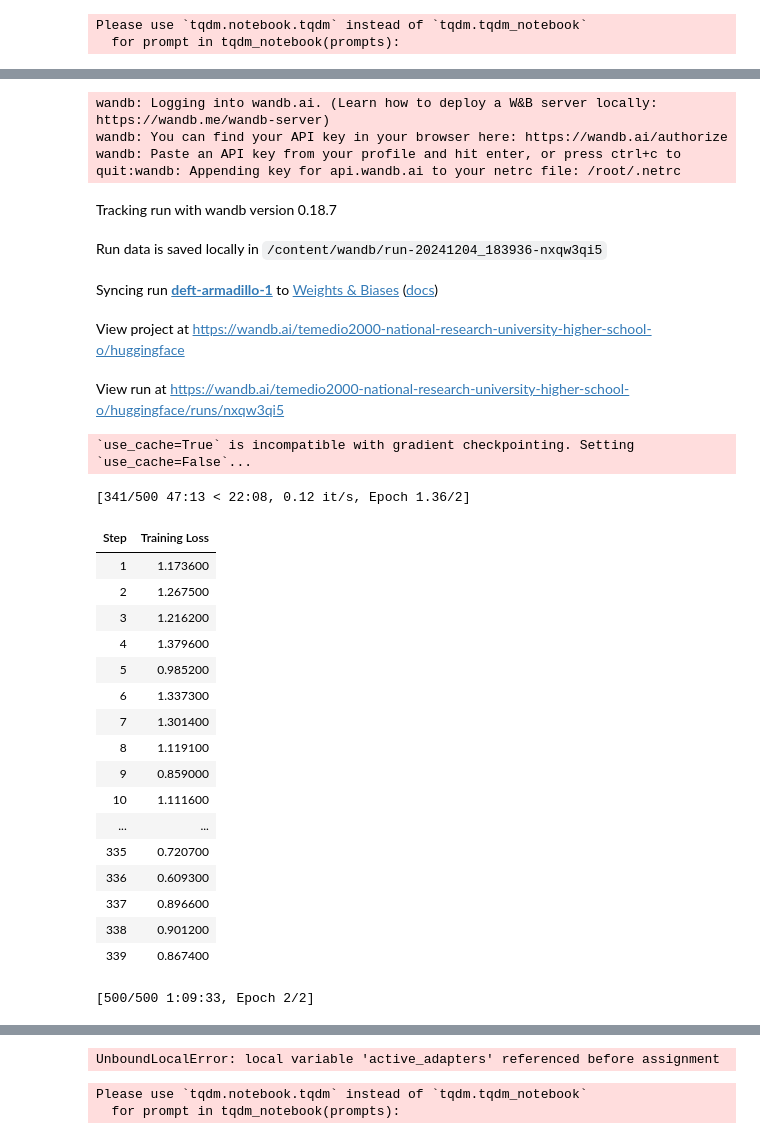
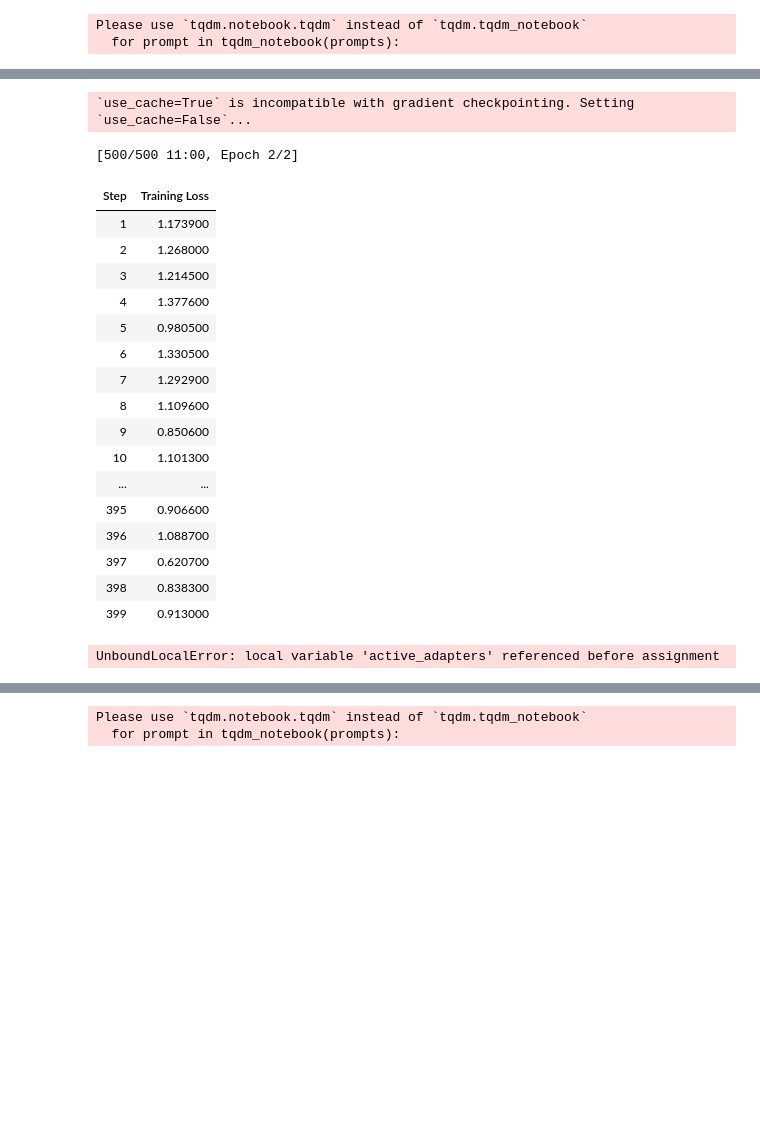
Before and after one commit to astatarinov/university, a Jupyter notebook: NLP/hw3/practice.ipynb, the cells around one changed output, grey strips where cells are left out. Cells and saved outputs as stored; diff of their text form; code cells hidden in the pictures; blank space fills up the shorter version.

```diff
--- a/NLP/hw3/practice.ipynb
+++ b/NLP/hw3/practice.ipynb
@@ -488,0 +520,10 @@ Please use `tqdm.notebook.tqdm` instead of `tqdm.tqdm_notebook`
+# %%
+tokenizer = transformers.LlamaTokenizer.from_pretrained(
+    model_name, device_map=device, max_length=512, truncation=True
+)
+tokenizer.pad_token_id = tokenizer.eos_token_id
+
+data = data.map(
+    lambda samples: tokenizer(samples['content'], max_length=512, truncation=True, padding="max_length"),
+    batched=True
+)
@@ -535,32 +563,19 @@ Dataset({
-# %%
-tokenizer = transformers.LlamaTokenizer.from_pretrained(
-    model_name, device_map=device, max_length=512, truncation=True
-)
-tokenizer.pad_token_id = tokenizer.eos_token_id
-
-data = data.map(
-    lambda samples: tokenizer(samples['content'], max_length=512, truncation=True, padding="max_length"), batched=True
-)
 # %%
 model._hf_peft_config_loaded = True
 
-# Define the training arguments
 training_args = transformers.TrainingArguments(
     per_device_train_batch_size=2, gradient_accumulation_steps=2,
-    warmup_steps=250, max_steps=500, learning_rate=2e-4, fp16=True,
+    warmup_steps=200, max_steps=500, learning_rate=2e-4, fp16=True,
     logging_steps=1, output_dir='outputs', report_to=None,
 )
 
-# Define the data collator
 data_collator = transformers.DataCollatorForLanguageModeling(tokenizer, mlm=False)
 
-# Define the trainer
 trainer = transformers.Trainer(
     model=model, train_dataset=data,
     args=training_args,
     data_collator=data_collator,
 )
 
-# Train the model
 trainer.train()
 # %% [output]
@@ -568,28 +582,20 @@ trainer.train()
-wandb: Logging into wandb.ai. (Learn how to deploy a W&B server locally: https://wandb.me/wandb-server)
-wandb: You can find your API key in your browser here: https://wandb.ai/authorize
-wandb: Paste an API key from your profile and hit enter, or press ctrl+c to quit:wandb: Appending key for api.wandb.ai to your netrc file: /root/.netrc
+`use_cache=True` is incompatible with gradient checkpointing. Setting `use_cache=False`...
-Tracking run with wandb version 0.18.7
-Run data is saved locally in /content/wandb/run-20241204_183936-nxqw3qi5
-Syncing run deft-armadillo-1 to Weights & Biases (docs)
-View project at https://wandb.ai/temedio2000-national-research-university-higher-school-o/huggingface
-View run at https://wandb.ai/temedio2000-national-research-university-higher-school-o/huggingface/runs/nxqw3qi5
-`use_cache=True` is incompatible with gradient checkpointing. Setting `use_cache=False`...
+[500/500 11:00, Epoch 2/2]
+| Step | Training Loss |
+| 1 | 1.173900 |
+| 2 | 1.268000 |
+| 3 | 1.214500 |
+| 4 | 1.377600 |
+| 5 | 0.980500 |
+| 6 | 1.330500 |
+| 7 | 1.292900 |
+| 8 | 1.109600 |
+| 9 | 0.850600 |
+| 10 | 1.101300 |
+| ... | ... |
+| 395 | 0.906600 |
+| 396 | 1.088700 |
+| 397 | 0.620700 |
+| 398 | 0.838300 |
+| 399 | 0.913000 |
-[341/500 47:13 < 22:08, 0.12 it/s, Epoch 1.36/2]
+UnboundLocalError: local variable 'active_adapters' referenced before assignment
-| Step | Training Loss |
-| 1 | 1.173600 |
-| 2 | 1.267500 |
-| 3 | 1.216200 |
-| 4 | 1.379600 |
-| 5 | 0.985200 |
-| 6 | 1.337300 |
-| 7 | 1.301400 |
-| 8 | 1.119100 |
-| 9 | 0.859000 |
-| 10 | 1.111600 |
-| ... | ... |
-| 335 | 0.720700 |
-| 336 | 0.609300 |
-| 337 | 0.896600 |
-| 338 | 0.901200 |
-| 339 | 0.867400 |
-[500/500 1:09:33, Epoch 2/2]
@@ -613,4 +602,3 @@ View run at https://wandb.ai/temedio2000-national-research-university-higher-sch
-UnboundLocalError: local variable 'active_adapters' referenced before assignment
 # %%
 from tqdm import tqdm_notebook
 after_finetuning = {}
```
Also changed, not shown: parts of 23 cells of this notebook.
